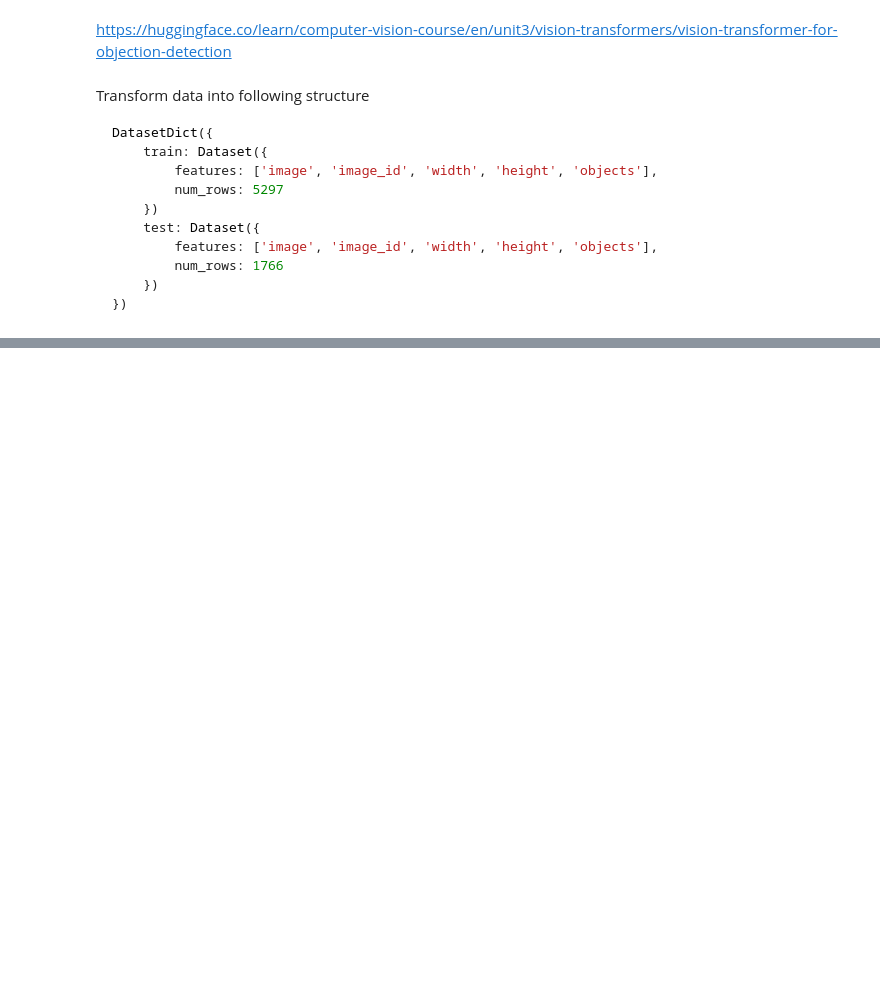
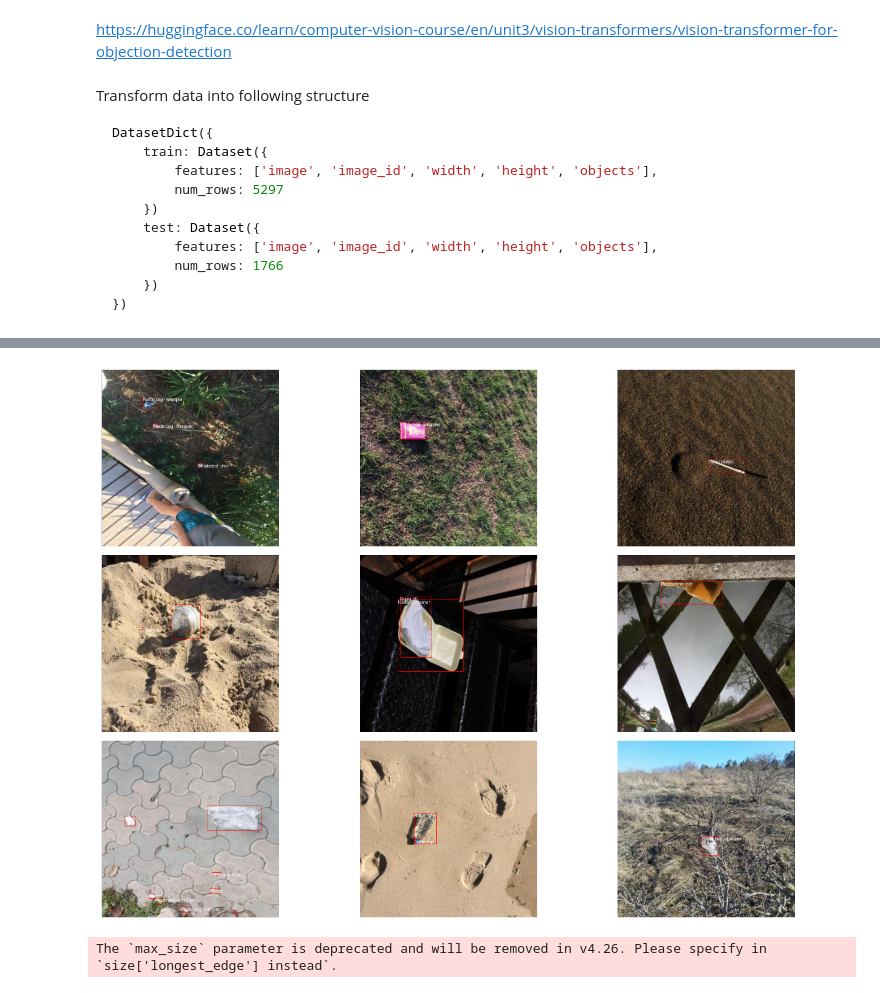
Before and after one commit to isaac-berlin/CV_Garbage_Detection, a Jupyter notebook: src/huggingface_tutorial.ipynb, the cells around one changed output, grey strips where cells are left out. Drawn from its saved outputs; the diff is of its cells as text; code cells hidden in the pictures; blank space fills up the shorter version.

```diff
--- a/src/huggingface_tutorial.ipynb
+++ b/src/huggingface_tutorial.ipynb
@@ -108,0 +154,39 @@ formatted_valid = sv_to_custom_format(ds_valid, class_mappings)
+# %%
+import matplotlib.pyplot as plt
+
+
+def plot_images(dataset, indices):
+    """
+    Plot images and their annotations.
+    """
+    num_rows = len(indices) // 3
+    num_cols = 3
+    fig, axes = plt.subplots(num_rows, num_cols, figsize=(15, 10))
+
+    for i, idx in enumerate(indices):
+        row = i // num_cols
+        col = i % num_cols
+
+        # Draw image
+        image = draw_image_from_idx(dataset, idx)
+
+        # Display image on the corresponding subplot
+        axes[row, col].imshow(image)
+        axes[row, col].axis("off")
+
+    plt.tight_layout()
+    plt.show()
+
+
+# Now use the function to plot images
+
+plot_images(train_dataset, range(9))
+# %% [output]
+[figure, added]
+# %%
+from transformers import AutoImageProcessor
+
+checkpoint = "facebook/detr-resnet-50-dc5"
+image_processor = AutoImageProcessor.from_pretrained(checkpoint)
+# %% [output]
+The `max_size` parameter is deprecated and will be removed in v4.26. Please specify in `size['longest_edge'] instead`.
```
Also changed, not shown: parts of 11 cells of this notebook.
